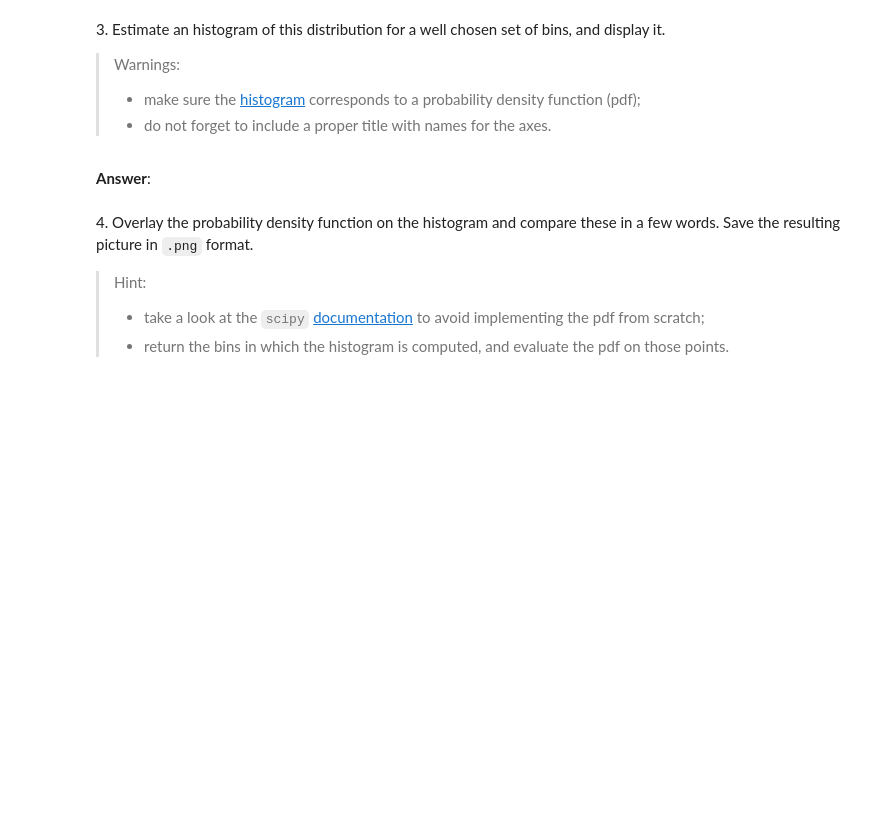
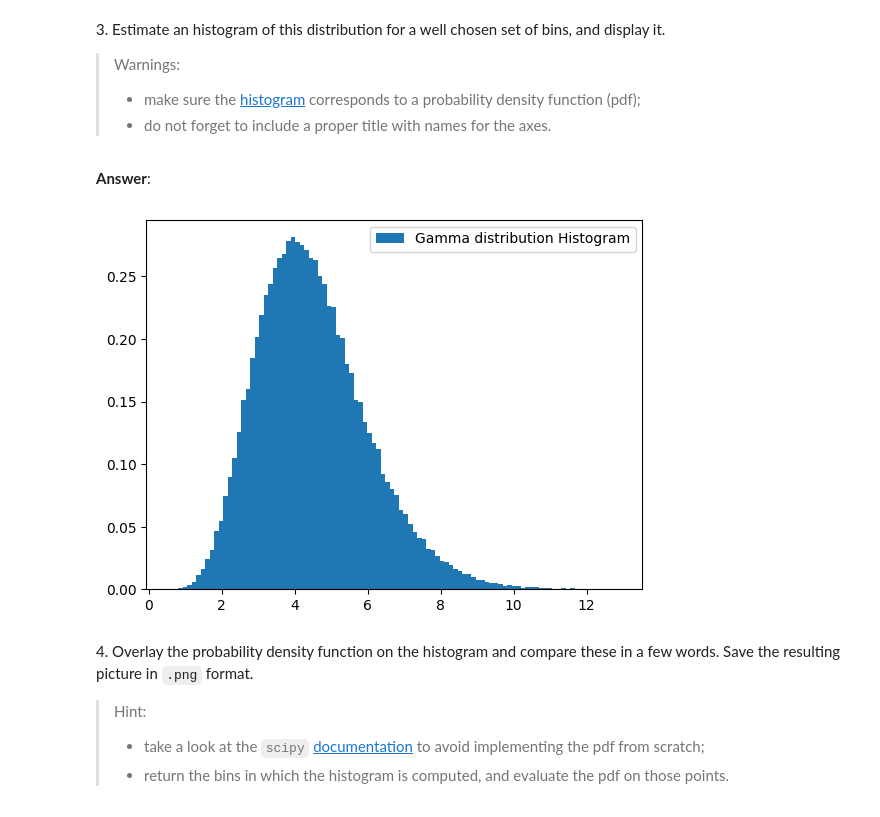
Before and after one commit to Cbonvieuxziz/python_sdia, a Jupyter notebook: Labs/Lab2/lab2.ipynb, the cells around one changed output. Saved outputs shown, nothing was run; the diff lists cells and outputs as text; code cells hidden in the pictures; blank space fills up the shorter version.

```diff
--- a/Labs/Lab2/lab2.ipynb
+++ b/Labs/Lab2/lab2.ipynb
@@ -68,3 +66,15 @@ ModuleNotFoundError: No module named 'numpy'
+# %%
+# your code
+alpha = 9
+beta = 2
+
+def generate_sample_gamma(alpha,beta):
+    return np.random.gamma(alpha, 1/beta)
+
+samples_vect = np.array([generate_sample_gamma(alpha,beta) for x in range(10**5)])
+
+#Save in a .npy file
+np.save("samples.npy", samples_vect)
 # %% [markdown]
 3\. Estimate an histogram of this distribution for a well chosen set of bins, and display it.
 > Warnings:
@@ -77,3 +85,11 @@ ModuleNotFoundError: No module named 'numpy'
+# %%
+# your code
+bins = 100
+plt.hist(samples_vect, bins=bins, density=True, label='Gamma distribution Histogram')
+plt.legend()
+plt.show()
+# %% [output]
+[figure, added]
 # %% [markdown]
 4\. Overlay the probability density function on the histogram and compare these in a few words. Save the resulting picture in `.png` format.
 > Hint:
```
Also changed, not shown: parts of 11 cells of this notebook, 1 other file.
